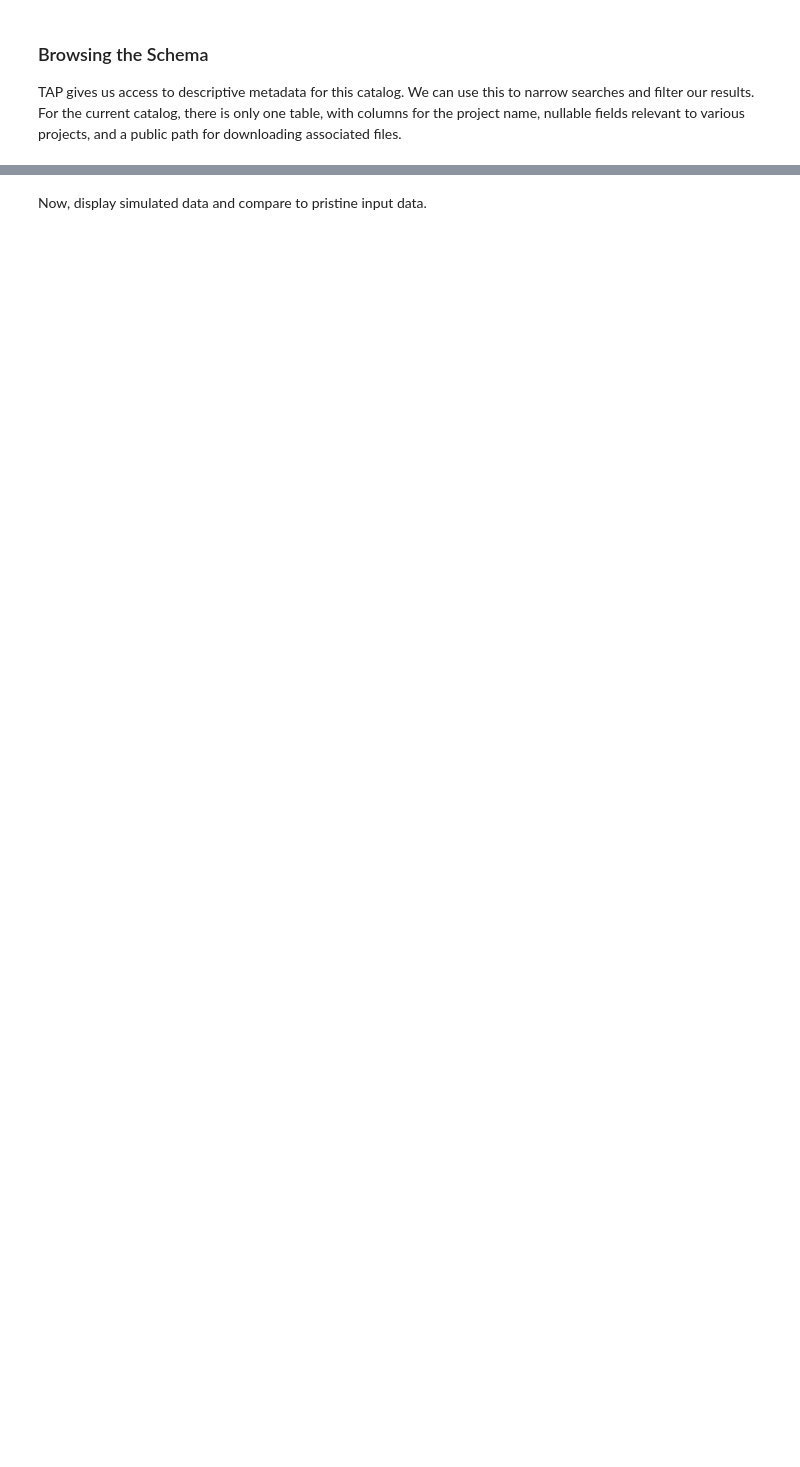
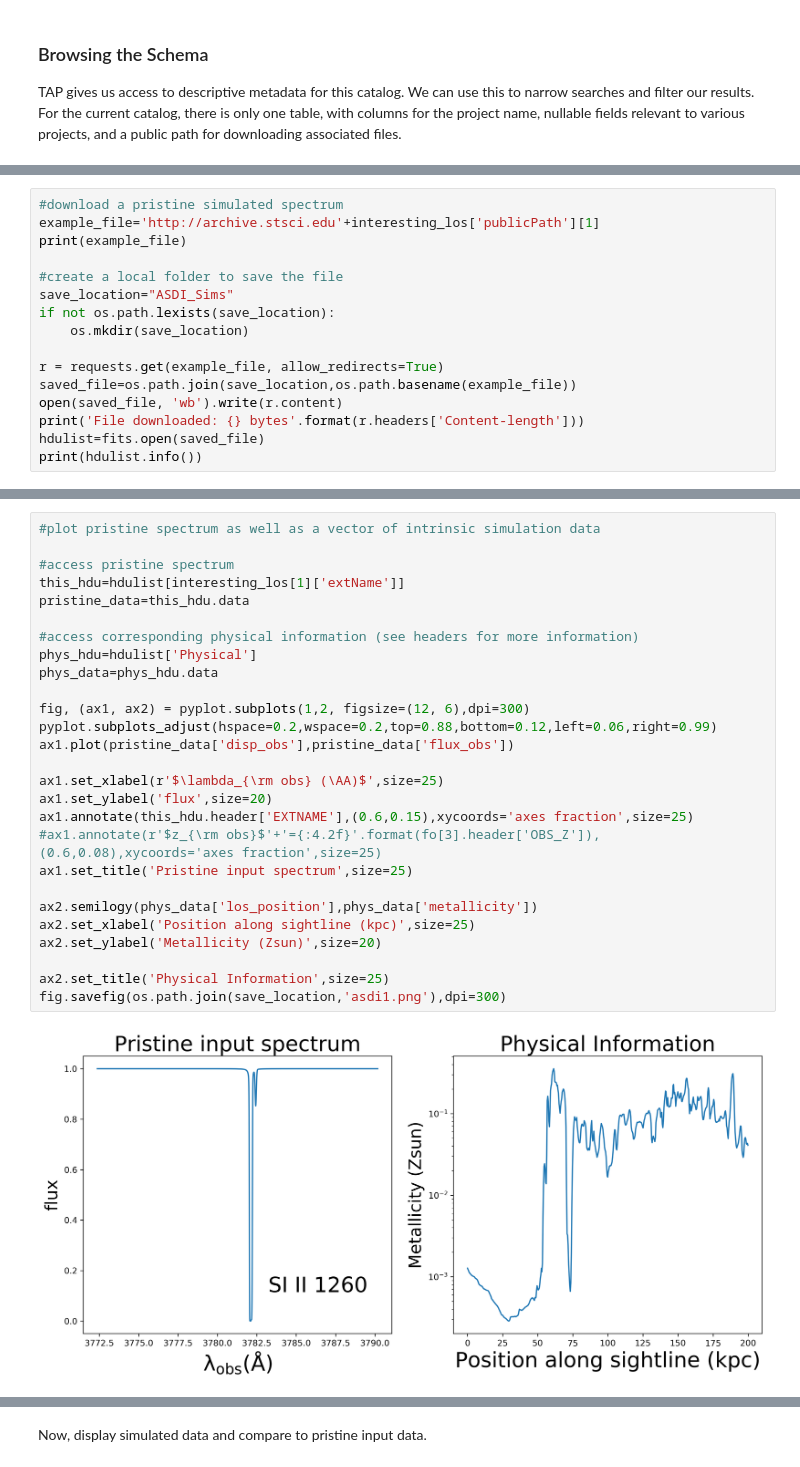
Before and after one commit to gsnyder206/notebooks, a Jupyter notebook: notebooks/MAST/ASDI/ASDI_AAS235_services-demo/ASDI_TAP_and_Fabric_Demo_Cases.ipynb, the cells around one changed output, grey strips where cells are left out. Cells and saved outputs as stored; diff of their text form; blank space fills up the shorter version.

Commit message:
updates to ASDI AAS Demo notebook

```diff
--- a/notebooks/MAST/ASDI/ASDI_AAS235_services-demo/ASDI_TAP_and_Fabric_Demo_Cases.ipynb
+++ b/notebooks/MAST/ASDI/ASDI_AAS235_services-demo/ASDI_TAP_and_Fabric_Demo_Cases.ipynb
@@ -83,0 +157,16 @@ interesting_los
+# %%
+#download a pristine simulated spectrum
+example_file='http://archive.stsci.edu'+interesting_los['publicPath'][1]
+print(example_file)
+
+#create a local folder to save the file
+save_location="ASDI_Sims"
+if not os.path.lexists(save_location):
+    os.mkdir(save_location)
+
+r = requests.get(example_file, allow_redirects=True)
+saved_file=os.path.join(save_location,os.path.basename(example_file))
+open(saved_file, 'wb').write(r.content)
+print('File downloaded: {} bytes'.format(r.headers['Content-length']))
+hdulist=fits.open(saved_file)
+print(hdulist.info())
@@ -84 +188,30 @@ interesting_los
+# %%
+#plot pristine spectrum as well as a vector of intrinsic simulation data
+
+#access pristine spectrum
+this_hdu=hdulist[interesting_los[1]['extName']]
+pristine_data=this_hdu.data
+
+#access corresponding physical information (see headers for more information)
+phys_hdu=hdulist['Physical']
+phys_data=phys_hdu.data
+
+fig, (ax1, ax2) = pyplot.subplots(1,2, figsize=(12, 6),dpi=300)
+pyplot.subplots_adjust(hspace=0.2,wspace=0.2,top=0.88,bottom=0.12,left=0.06,right=0.99)
+ax1.plot(pristine_data['disp_obs'],pristine_data['flux_obs'])
+
+ax1.set_xlabel(r'$\lambda_{\rm obs} (\AA)$',size=25)
+ax1.set_ylabel('flux',size=20)
+ax1.annotate(this_hdu.header['EXTNAME'],(0.6,0.15),xycoords='axes fraction',size=25)
+#ax1.annotate(r'$z_{\rm obs}$'+'={:4.2f}'.format(fo[3].header['OBS_Z']),(0.6,0.08),xycoords='axes fraction',size=25)
+ax1.set_title('Pristine input spectrum',size=25)
+
+ax2.semilogy(phys_data['los_position'],phys_data['metallicity'])
+ax2.set_xlabel('Position along sightline (kpc)',size=25)
+ax2.set_ylabel('Metallicity (Zsun)',size=20)
+
+ax2.set_title('Physical Information',size=25)
+fig.savefig(os.path.join(save_location,'asdi1.png'),dpi=300)
+# %% [output]
+[figure, added]
 # %% [markdown]
```
Also changed, not shown: parts of 22 cells of this notebook.
